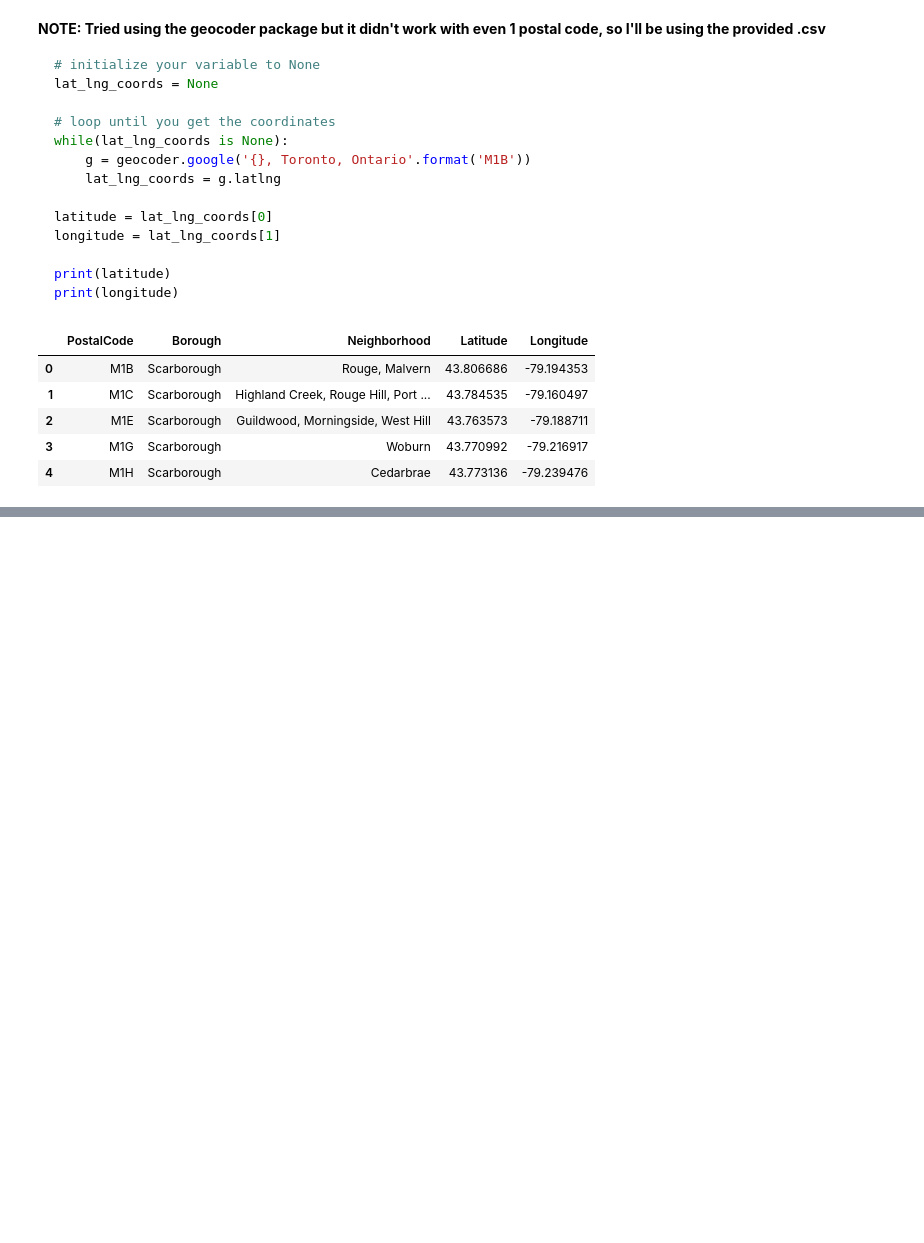
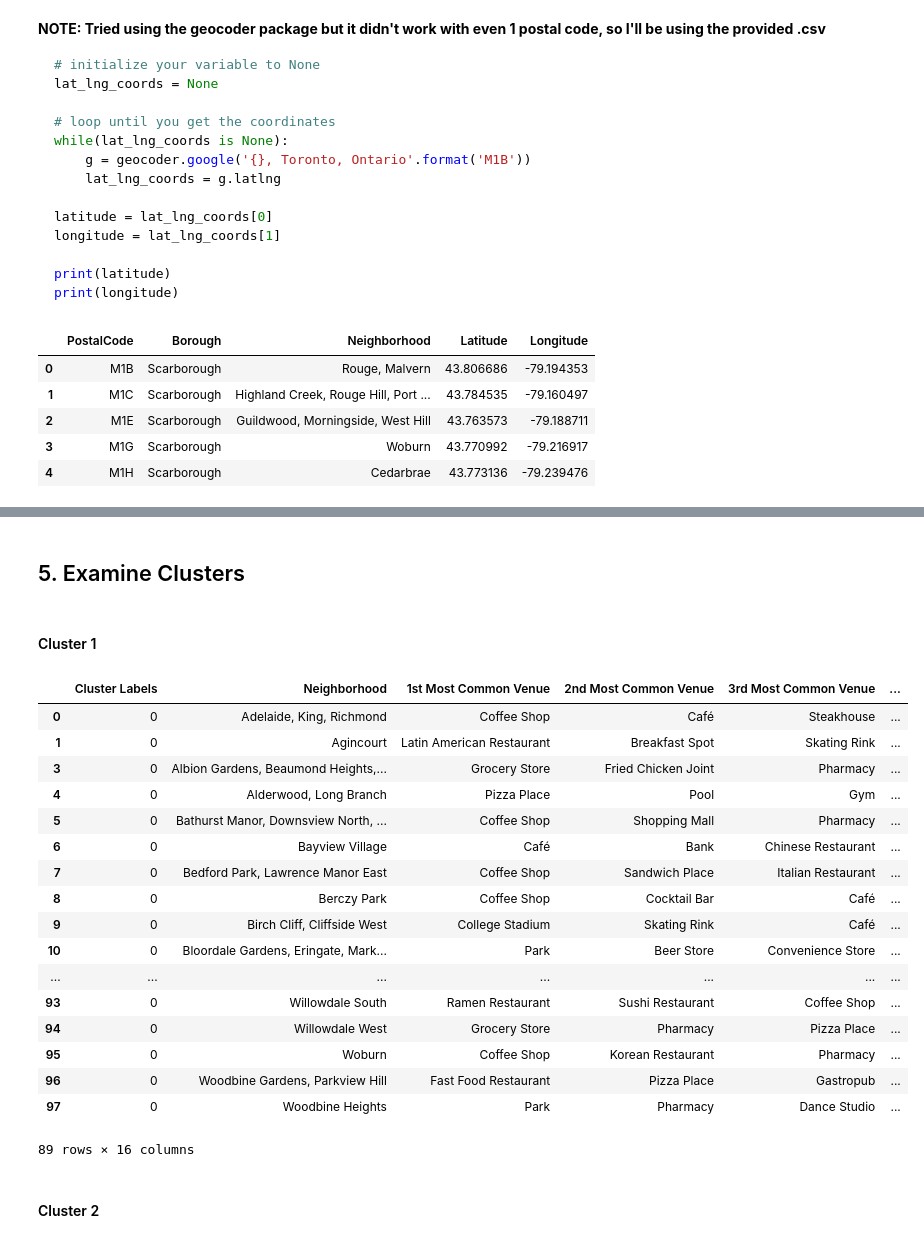
Before and after one commit to Nyanez615/Coursera-IBM-Data-Science-Professional-Certificate, a Jupyter notebook: ADS Capstone - Capstone Project Notebook.ipynb, the cells around one changed output, grey strips where cells are left out. Drawn from its saved outputs; the diff is of its cells as text; code cells hidden in the pictures; blank space fills up the shorter version.

```diff
--- a/ADS Capstone - Capstone Project Notebook.ipynb
+++ b/ADS Capstone - Capstone Project Notebook.ipynb
@@ -204,0 +486,21 @@ https://github.com/Nyanez615/Coursera-IBM-Data-Science-Professional-Certificate/
+# %%
+num_top_venues = 10
+
+indicators = ['st', 'nd', 'rd']
+
+# create columns according to number of top venues
+columns = ['Neighborhood']
+for ind in np.arange(num_top_venues):
+    try:
+        columns.append('{}{} Most Common Venue'.format(ind+1, indicators[ind]))
+    except:
+        columns.append('{}th Most Common Venue'.format(ind+1))
+
+# create a new dataframe
+neighborhoods_venues_sorted = pd.DataFrame(columns=columns)
+neighborhoods_venues_sorted['Neighborhood'] = toronto_grouped['Neighborhood']
+
+for ind in np.arange(toronto_grouped.shape[0]):
+    neighborhoods_venues_sorted.iloc[ind, 1:] = return_most_common_venues(toronto_grouped.iloc[ind, :], num_top_venues)
+
+neighborhoods_venues_sorted.head()
@@ -204,0 +518,11 @@ https://github.com/Nyanez615/Coursera-IBM-Data-Science-Professional-Certificate/
+# %%
+# set number of clusters
+kclusters = 5
+
+toronto_grouped_clustering = toronto_grouped.drop('Neighborhood', 1)
+
+# run k-means clustering
+kmeans = KMeans(n_clusters=kclusters, random_state=0).fit(toronto_grouped_clustering)
+
+# check cluster labels generated for each row in the dataframe
+kmeans.labels_[0:10]
@@ -204,0 +533,8 @@ https://github.com/Nyanez615/Coursera-IBM-Data-Science-Professional-Certificate/
+# %%
+# add clustering labels
+neighborhoods_venues_sorted.insert(0, 'Cluster Labels', kmeans.labels_)
+
+# merge toronto_grouped with toronto_data to add latitude/longitude for each neighborhood
+toronto_merged = pd.merge(neighborhoods_venues_sorted, df_geo, on = 'Neighborhood', how = 'left')
+
+toronto_merged.head() # check the last columns!
@@ -204,0 +576,27 @@ https://github.com/Nyanez615/Coursera-IBM-Data-Science-Professional-Certificate/
+# %% [markdown]
+## 5. Examine Clusters
+# %% [markdown]
+#### Cluster 1
+# %%
+toronto_merged.loc[toronto_merged['Cluster Labels'] == 0]
+# %% [output]
+|  | Cluster Labels | Neighborhood | 1st Most Common Venue | 2nd Most Common Venue | 3rd Most Common Venue | ... |
+| 0 | 0 | Adelaide, King, Richmond | Coffee Shop | Café | Steakhouse | ... |
+| 1 | 0 | Agincourt | Latin American Restaurant | Breakfast Spot | Skating Rink | ... |
+| 3 | 0 | Albion Gardens, Beaumond Heights,... | Grocery Store | Fried Chicken Joint | Pharmacy | ... |
+| 4 | 0 | Alderwood, Long Branch | Pizza Place | Pool | Gym | ... |
+| 5 | 0 | Bathurst Manor, Downsview North, ... | Coffee Shop | Shopping Mall | Pharmacy | ... |
+| 6 | 0 | Bayview Village | Café | Bank | Chinese Restaurant | ... |
+| 7 | 0 | Bedford Park, Lawrence Manor East | Coffee Shop | Sandwich Place | Italian Restaurant | ... |
+| 8 | 0 | Berczy Park | Coffee Shop | Cocktail Bar | Café | ... |
+| 9 | 0 | Birch Cliff, Cliffside West | College Stadium | Skating Rink | Café | ... |
+| 10 | 0 | Bloordale Gardens, Eringate, Mark... | Park | Beer Store | Convenience Store | ... |
+| ... | ... | ... | ... | ... | ... | ... |
+| 93 | 0 | Willowdale South | Ramen Restaurant | Sushi Restaurant | Coffee Shop | ... |
+| 94 | 0 | Willowdale West | Grocery Store | Pharmacy | Pizza Place | ... |
+| 95 | 0 | Woburn | Coffee Shop | Korean Restaurant | Pharmacy | ... |
+| 96 | 0 | Woodbine Gardens, Parkview Hill | Fast Food Restaurant | Pizza Place | Gastropub | ... |
+| 97 | 0 | Woodbine Heights | Park | Pharmacy | Dance Studio | ... |
+89 rows × 16 columns
+# %% [markdown]
+#### Cluster 2
```
Also changed, not shown: parts of 49 cells of this notebook.
